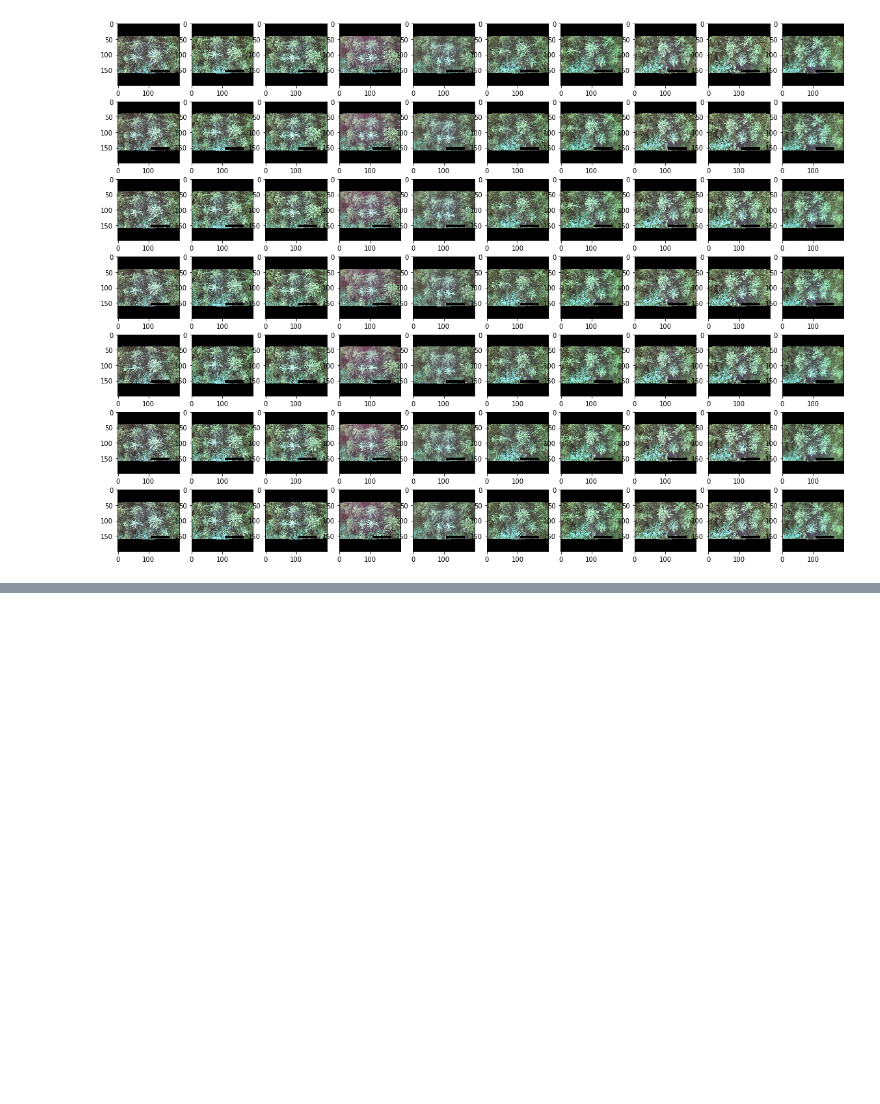
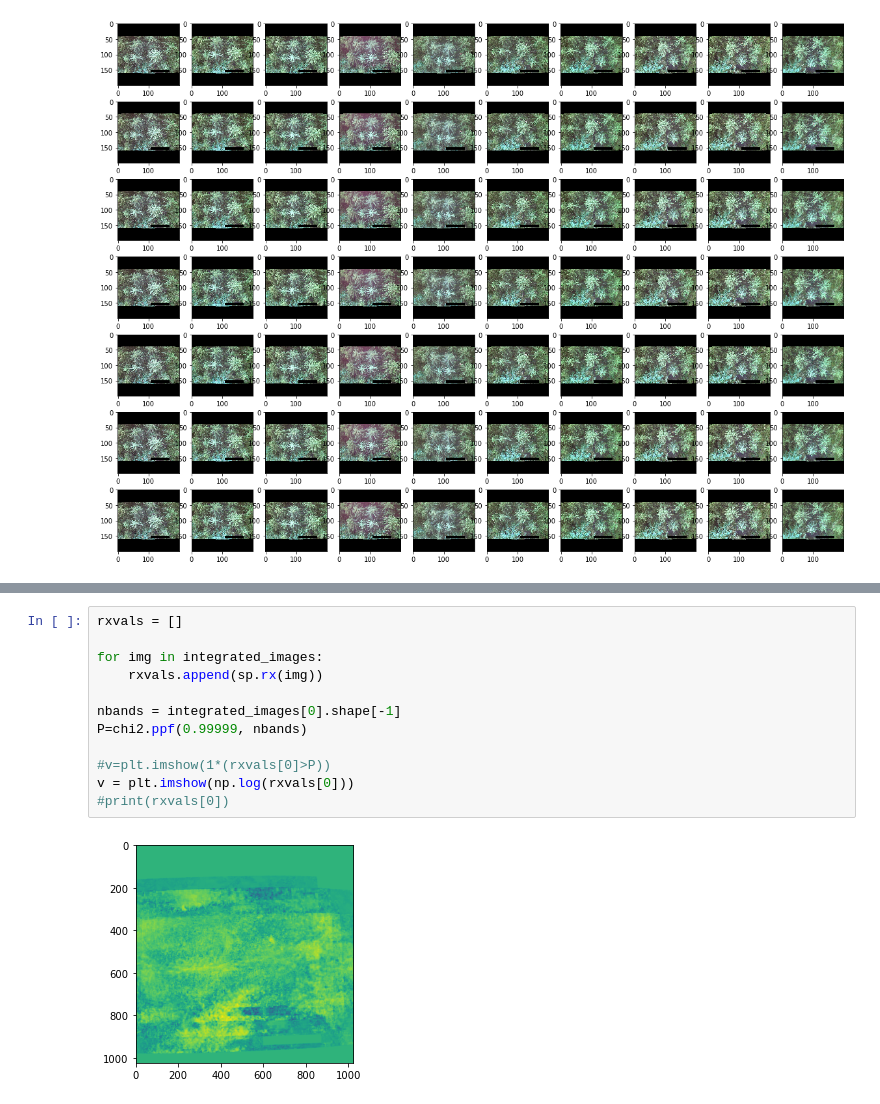
Before and after one commit to cwittwer/CV_Lab_Group_Project, a Jupyter notebook: 3_project/image_preprocessing_.ipynb, the cells around one changed output, grey strips where cells are left out. Cells and saved outputs as stored; diff of their text form; blank space fills up the shorter version.

```diff
--- a/3_project/image_preprocessing.ipynb
+++ b/3_project/image_preprocessing_.ipynb
@@ -101,0 +115,14 @@ AttributeError: 'list' object has no attribute 'shape'
+# %%
+rxvals = []
+
+for img in integrated_images:
+    rxvals.append(sp.rx(img))
+
+nbands = integrated_images[0].shape[-1]
+P=chi2.ppf(0.99999, nbands)
+
+#v=plt.imshow(1*(rxvals[0]>P))
+v = plt.imshow(np.log(rxvals[0]))
+#print(rxvals[0])
+# %% [output]
+[figure, added]
```
Also changed, not shown: parts of 5 cells of this notebook.
